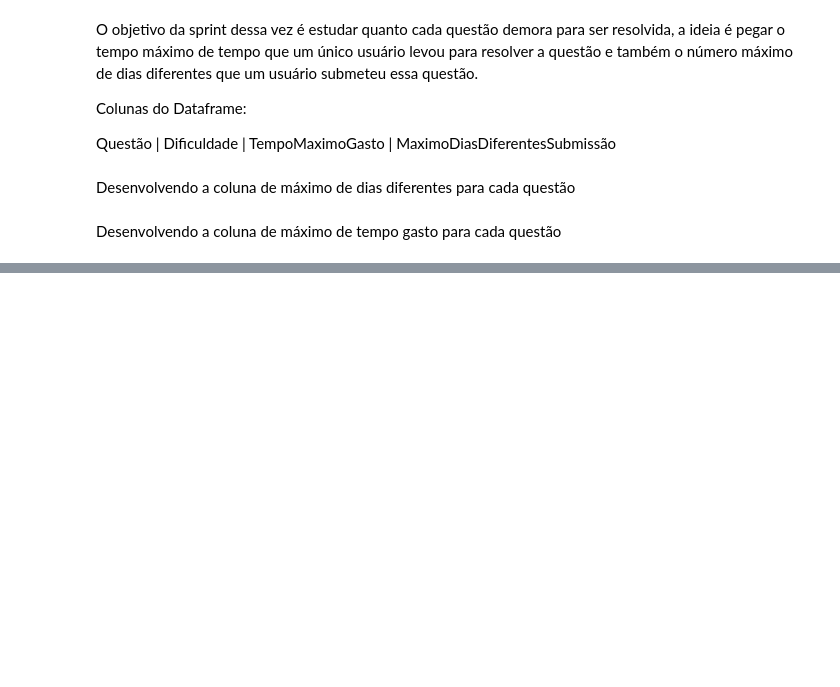
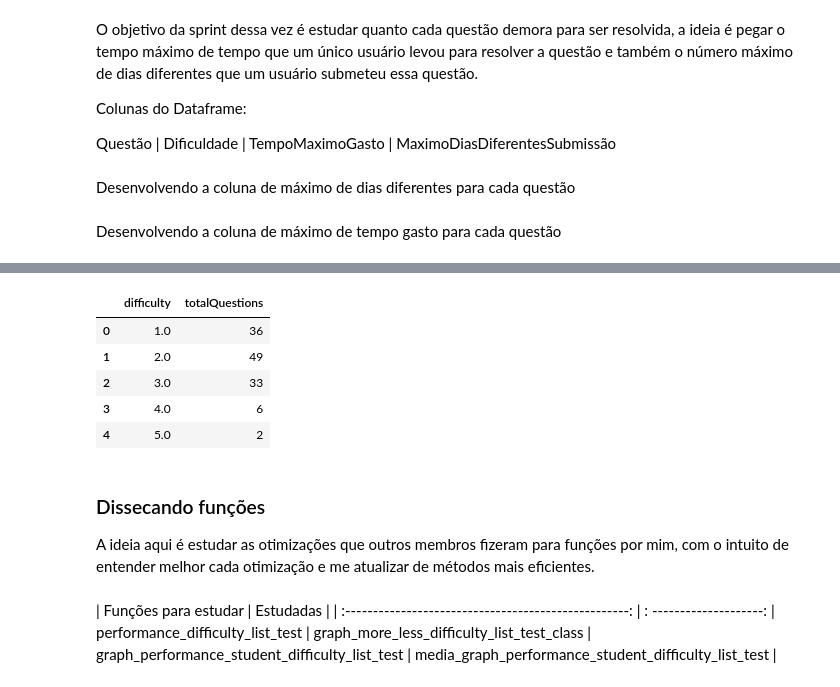
Before and after one commit to ilj132/lop_datascience, a Jupyter notebook: Projeto_LoP_DataScience.ipynb, the cells around one changed output, grey strips where cells are left out. Cells and saved outputs as stored; diff of their text form; code cells hidden in the pictures; blank space fills up the shorter version.

```diff
--- a/Projeto_LoP_DataScience.ipynb
+++ b/Projeto_LoP_DataScience.ipynb
@@ -637,0 +654,25 @@ df_maxConsuming.to_json('df_MaxConsuming.json', force_ascii=False, orient= 'reco
+# %%
+df_questions = select_questions(question_data(),listas_escolhidas,provas_escolhidas)
+# %%
+df_questions = df_questions.groupby(['question','difficulty']).count().reset_index() # agrupando por questão e dificuldade
+df_questions = df_questions.groupby(['difficulty'])['question'].count().reset_index() # contando quantas questões por dificuldade existem
+df_questions.rename(columns={'question':'totalQuestions'},inplace=True) # renomeando coluna 'question'
+# %%
+df_questions
+# %% [output]
+|  | difficulty | totalQuestions |
+| 0 | 1.0 | 36 |
+| 1 | 2.0 | 49 |
+| 2 | 3.0 | 33 |
+| 3 | 4.0 | 6 |
+| 4 | 5.0 | 2 |
+# %% [markdown]
+### Dissecando funções
+A ideia aqui é estudar as otimizações que outros membros fizeram para funções por mim, com o intuito de entender melhor cada otimização e me atualizar de métodos mais eficientes.
+# %% [markdown]
+| Funções para estudar | Estudadas |
+| :---------------------------------------------------: | : --------------------: |
+performance_difficulty_list_test |
+graph_more_less_difficulty_list_test_class |
+graph_performance_student_difficulty_list_test |
+media_graph_performance_student_difficulty_list_test |
```
Also changed, not shown: parts of 3 cells of this notebook.
